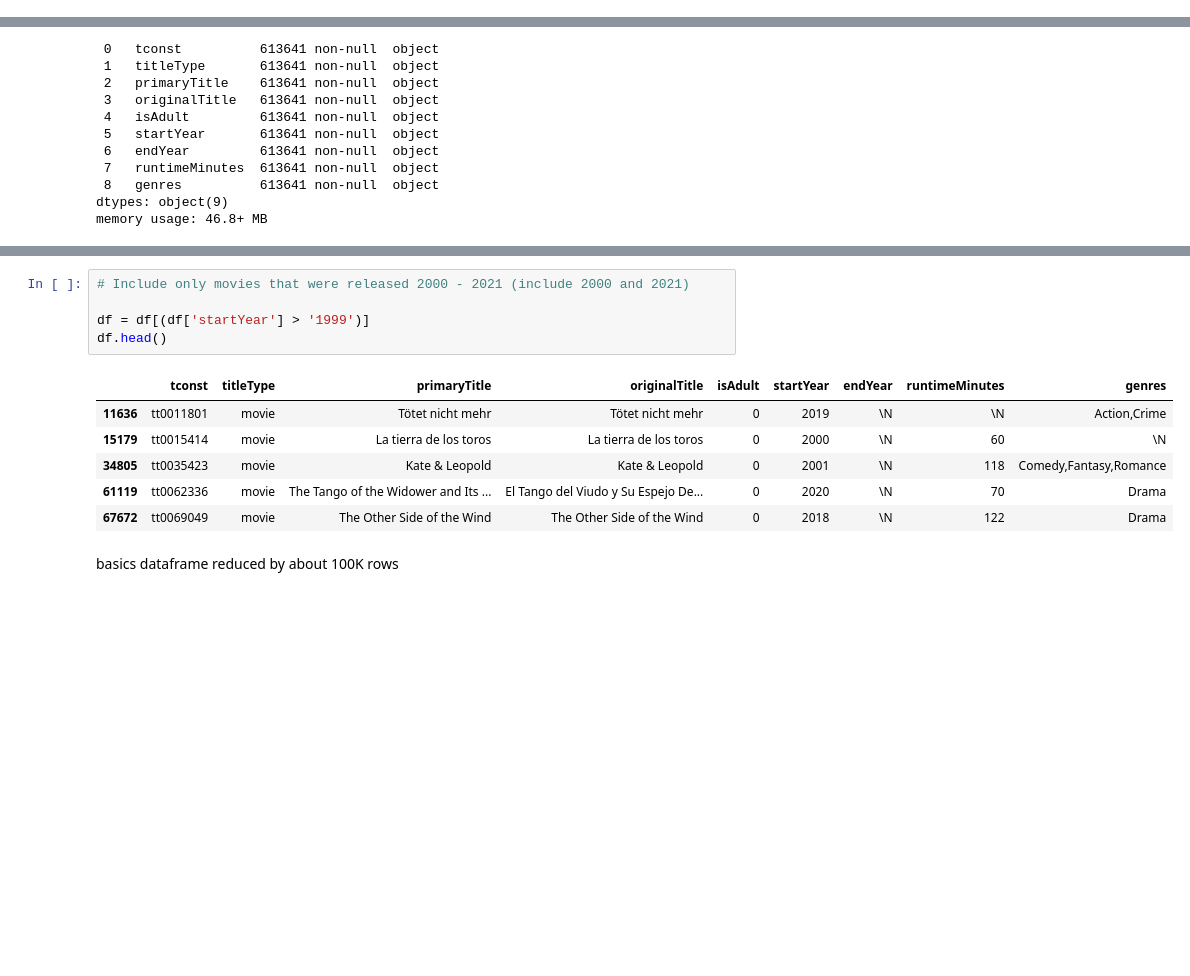
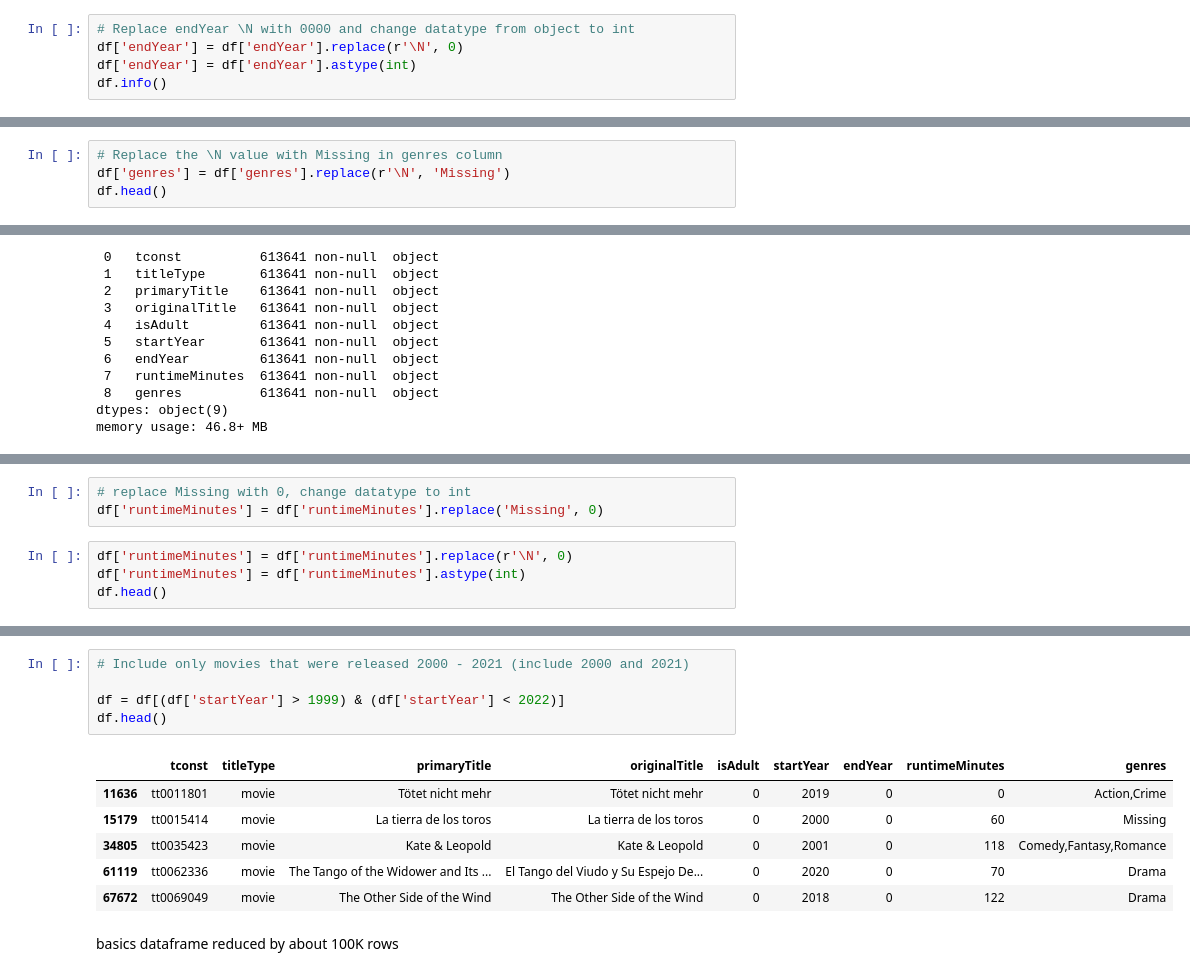
Before and after one commit to allensheneka/movieStats, a Jupyter notebook: movieStats_p1.ipynb, the cells around one changed output, grey strips where cells are left out. Saved outputs shown, nothing was run; the diff lists cells and outputs as text; blank space fills up the shorter version.

Commit message:
updated movieStats_p1 and cleaned.csv.gz files

```diff
--- a/movieStats_p1.ipynb
+++ b/movieStats_p1.ipynb
@@ -98,0 +137,5 @@ dtype: int64
+# %%
+# Replace endYear \N with 0000 and change datatype from object to int
+df['endYear'] = df['endYear'].replace(r'\N', 0)
+df['endYear'] = df['endYear'].astype(int)
+df.info()
@@ -143,3 +203,7 @@ War,Western                  14
 Western                    5122
 \N                        71578
 Length: 1467, dtype: int64
+# %%
+# Replace the \N value with Missing in genres column
+df['genres'] = df['genres'].replace(r'\N', 'Missing')
+df.head()
@@ -164,0 +251,7 @@ memory usage: 46.8+ MB
+# %%
+# replace Missing with 0, change datatype to int
+df['runtimeMinutes'] = df['runtimeMinutes'].replace('Missing', 0)
+# %%
+df['runtimeMinutes'] = df['runtimeMinutes'].replace(r'\N', 0)
+df['runtimeMinutes'] = df['runtimeMinutes'].astype(int)
+df.head()
@@ -203,15 +373,15 @@ dtype: int64
 # %%
 # Include only movies that were released 2000 - 2021 (include 2000 and 2021)
 
-df = df[(df['startYear'] > '1999')]
+df = df[(df['startYear'] > 1999) & (df['startYear'] < 2022)]
 df.head()
 # %% [output]
 |  | tconst | titleType | primaryTitle | originalTitle | isAdult | startYear | endYear | runtimeMinutes | genres |
-| 11636 | tt0011801 | movie | Tötet nicht mehr | Tötet nicht mehr | 0 | 2019 | \N | \N | Action,Crime |
-| 15179 | tt0015414 | movie | La tierra de los toros | La tierra de los toros | 0 | 2000 | \N | 60 | \N |
-| 34805 | tt0035423 | movie | Kate & Leopold | Kate & Leopold | 0 | 2001 | \N | 118 | Comedy,Fantasy,Romance |
-| 61119 | tt0062336 | movie | The Tango of the Widower and Its ... | El Tango del Viudo y Su Espejo De... | 0 | 2020 | \N | 70 | Drama |
-| 67672 | tt0069049 | movie | The Other Side of the Wind | The Other Side of the Wind | 0 | 2018 | \N | 122 | Drama |
+| 11636 | tt0011801 | movie | Tötet nicht mehr | Tötet nicht mehr | 0 | 2019 | 0 | 0 | Action,Crime |
+| 15179 | tt0015414 | movie | La tierra de los toros | La tierra de los toros | 0 | 2000 | 0 | 60 | Missing |
+| 34805 | tt0035423 | movie | Kate & Leopold | Kate & Leopold | 0 | 2001 | 0 | 118 | Comedy,Fantasy,Romance |
+| 61119 | tt0062336 | movie | The Tango of the Widower and Its ... | El Tango del Viudo y Su Espejo De... | 0 | 2020 | 0 | 70 | Drama |
+| 67672 | tt0069049 | movie | The Other Side of the Wind | The Other Side of the Wind | 0 | 2018 | 0 | 122 | Drama |
 # %% [markdown]
 basics dataframe reduced by about 100K rows
 # %%
```
Also changed, not shown: parts of 27 cells of this notebook, 3 other files.
